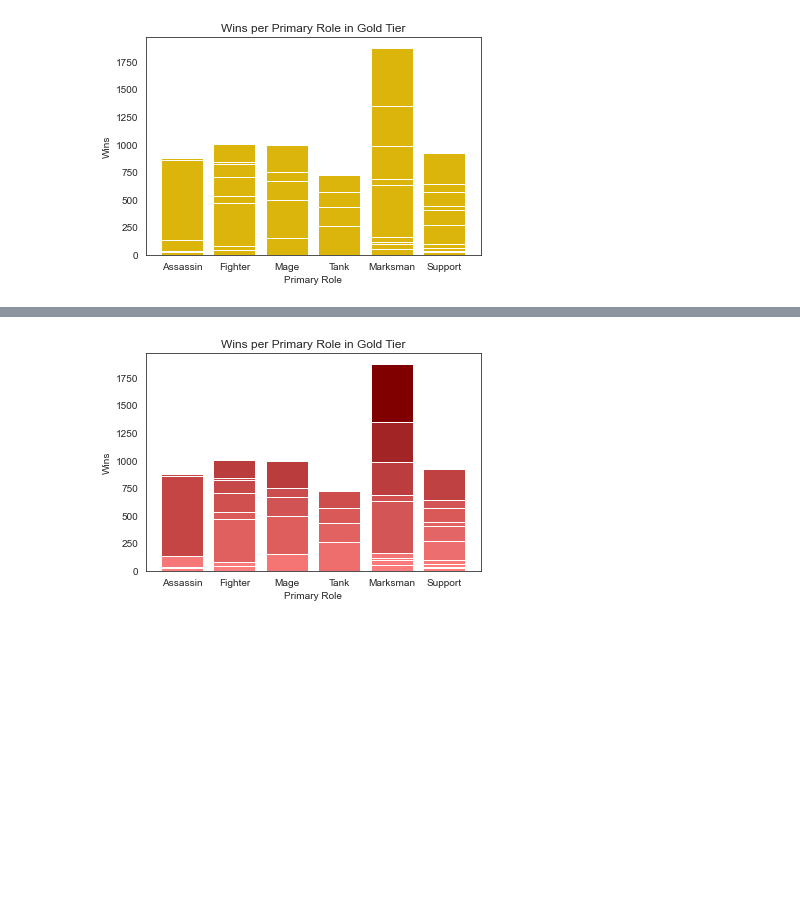
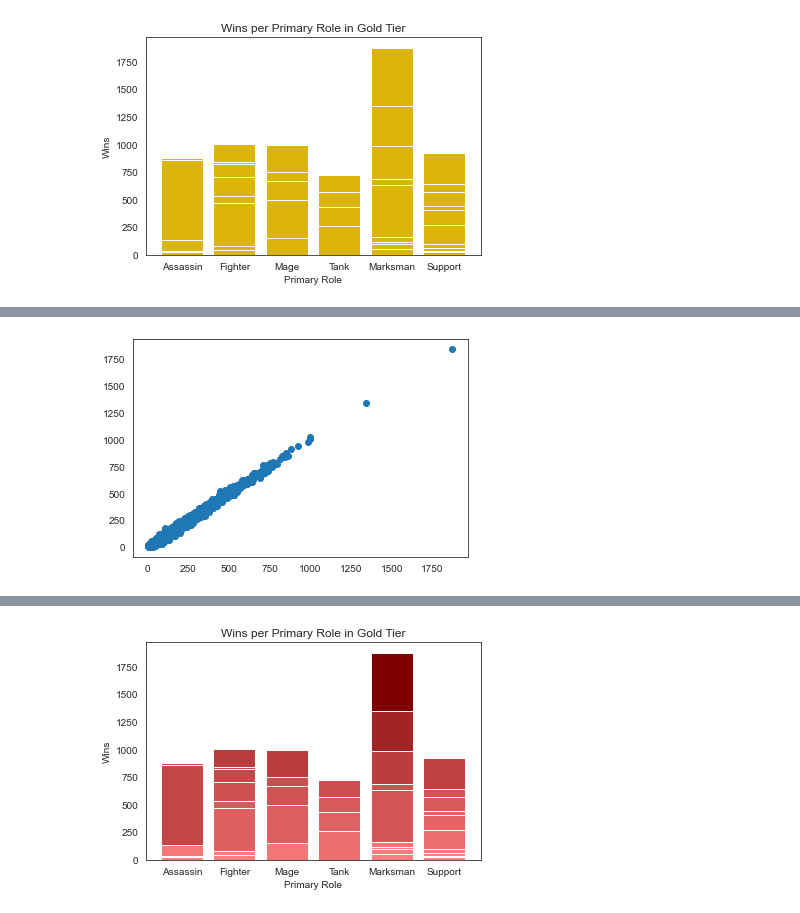
Before and after one commit to Hollow24/Group-3-Project, a Jupyter notebook: analysis_102620.ipynb, the cells around one changed output, grey strips where cells are left out. Cells and saved outputs as stored; diff of their text form; code cells hidden in the pictures; blank space fills up the shorter version.

```diff
--- a/analysis_102620.ipynb
+++ b/analysis_102620.ipynb
@@ -226,4 +241,9 @@ plt.show()
 # %%
 plt.scatter(gold_combined_df['wins'], gold_combined_df['losses'])
+plt.xlim
+plt.ylim
+
 plt.show()
+# %% [output]
+[figure, added]
 # %%
```
Also changed, not shown: parts of 9 cells of this notebook, 3 other files.
